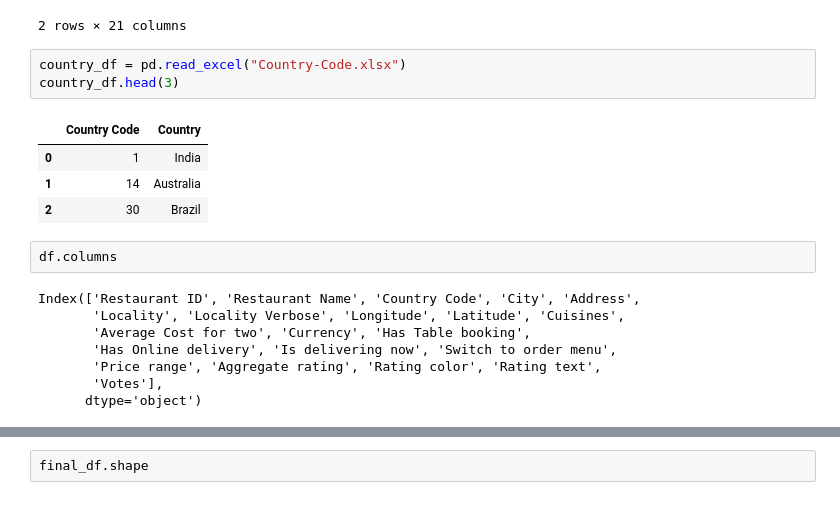
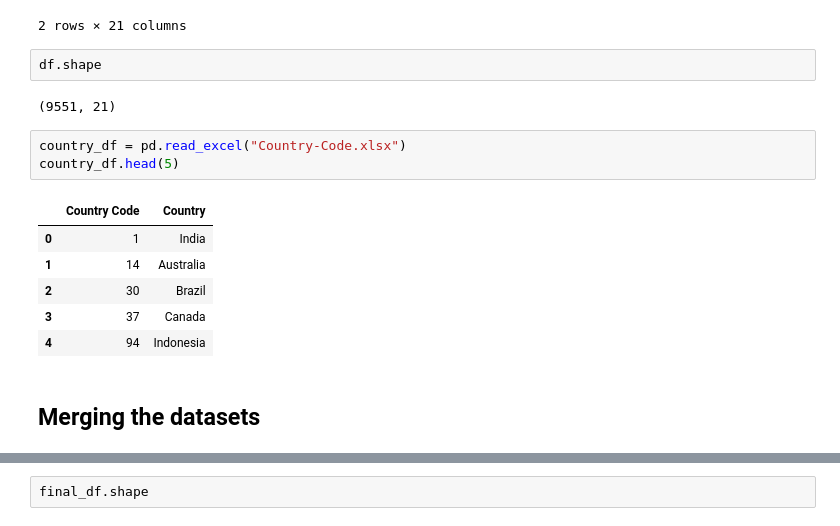
Before and after one commit to roy-tanmay/Zomato-EDA, a Jupyter notebook: zomato.ipynb, the cells around one changed output, grey strips where cells are left out. Saved outputs shown, nothing was run; the diff lists cells and outputs as text.

```diff
--- a/zomato.ipynb
+++ b/zomato.ipynb
@@ -13,23 +26,21 @@ df.head(2)
 | 0 | 6317637 | Le Petit Souffle | 162 | Makati City | Third Floor, Century City Mall, K... | Century City Mall, Poblacion, Mak... | Century City Mall, Poblacion, Mak... | 121.027535 | ... |
 | 1 | 6304287 | Izakaya Kikufuji | 162 | Makati City | Little Tokyo, 2277 Chino Roces Av... | Little Tokyo, Legaspi Village, Ma... | Little Tokyo, Legaspi Village, Ma... | 121.014101 | ... |
 2 rows × 21 columns
+# %%
+df.shape
+# %% [output]
+(9551, 21)
 # %%
 country_df = pd.read_excel("Country-Code.xlsx")
-country_df.head(3)
+country_df.head(5)
 # %% [output]
 |  | Country Code | Country |
 | 0 | 1 | India |
 | 1 | 14 | Australia |
 | 2 | 30 | Brazil |
+| 3 | 37 | Canada |
+| 4 | 94 | Indonesia |
-# %%
-df.columns
-# %% [output]
-Index(['Restaurant ID', 'Restaurant Name', 'Country Code', 'City', 'Address',
-       'Locality', 'Locality Verbose', 'Longitude', 'Latitude', 'Cuisines',
-       'Average Cost for two', 'Currency', 'Has Table booking',
-       'Has Online delivery', 'Is delivering now', 'Switch to order menu',
-       'Price range', 'Aggregate rating', 'Rating color', 'Rating text',
-       'Votes'],
-      dtype='object')
+# %% [markdown]
+## Merging the datasets
 # %%
 final_df = pd.merge(df,country_df , on= 'Country Code' , how = "left" )
```
Also changed, not shown: parts of 19 cells of this notebook.
